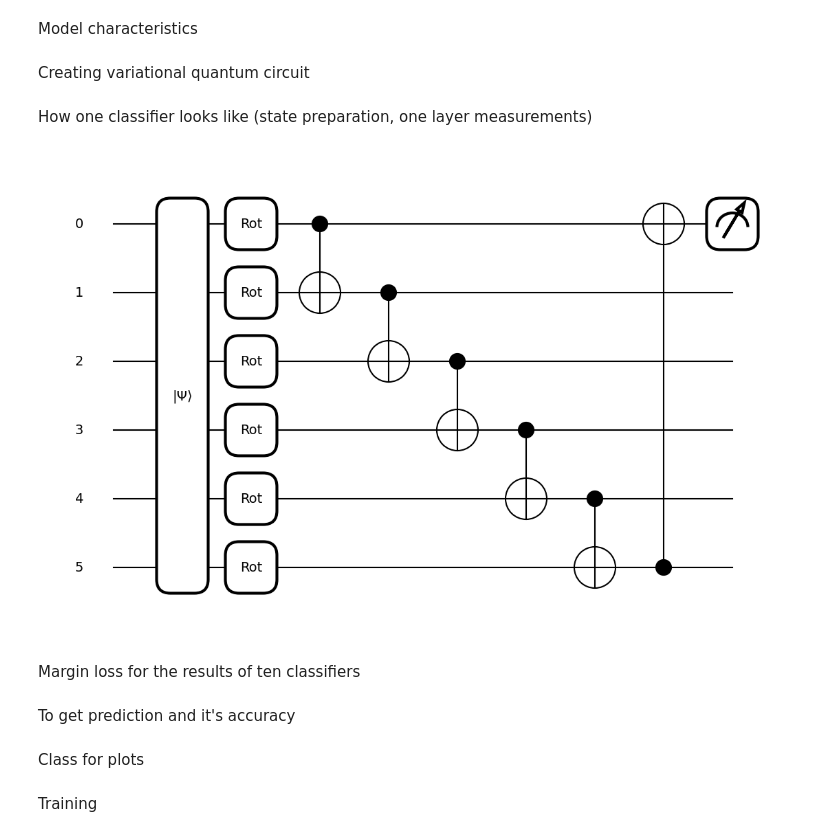
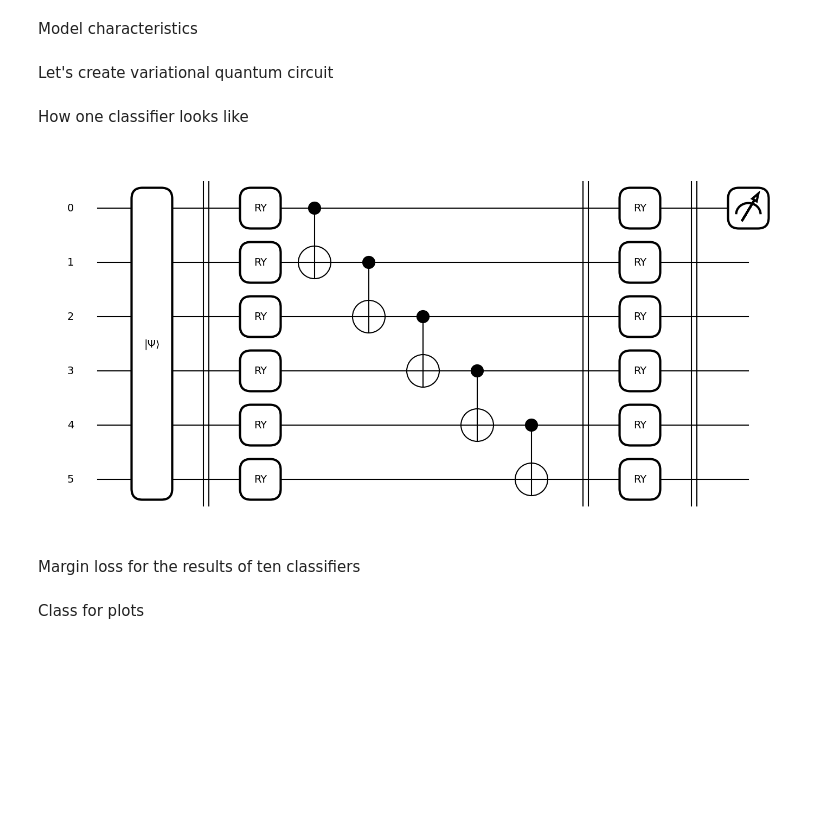
Before and after one commit to Oounce/classical-quantum-mnist, a Jupyter notebook: Quantum_Classification.ipynb, the cells around one changed output. Saved outputs shown, nothing was run; the diff lists cells and outputs as text; code cells hidden in the pictures; blank space fills up the shorter version.

Commit message:
quantum notebooks UPD

```diff
--- a/Quantum_Classification.ipynb
+++ b/Quantum_Classification.ipynb
@@ -36,7 +32,7 @@ Here are the functions, which create mesurements vectror for all patterns in Had
 # %%
 def measurement(img):
-    Mplus = torch.matmul(Hplus, img.flatten().float()).to(device)
-    Mminus = torch.matmul(Hminus, img.flatten().float()).to(device)
+    Mplus = torch.matmul(Hplus, img.flatten()).to(device)
+    Mminus = torch.matmul(Hminus, img.flatten()).to(device)
     M = (Mplus - Mminus)
 
     return M
@@ -73,18 +70,16 @@ class MesurementDataset(Dataset):
     def __len__(self):
         return len(self.measurements)
 # %%
-import torchvision
 from torch.utils.data import DataLoader
 from torchvision.datasets import MNIST
 from IPython.display import clear_output
 
-train_set = MesurementDataset(MNIST(root='./MNIST', train=True, download=True))
-test_set = MesurementDataset(MNIST(root='./MNIST', train=False, download=True))
+train_set = MeasurementsDataset(MNIST(root='./data', train=True, download=True))
+test_set = MeasurementsDataset(MNIST(root='./data', train=False, download=True))
 
 batch_size = 64
-# if you use cpu, you have to delete the num_workers
-train_loader = DataLoader(train_set, batch_size=batch_size, shuffle=True, num_workers=2)
-test_loader = DataLoader(test_set, batch_size=batch_size, shuffle=False, num_workers=2)
+train_loader = DataLoader(train_set, batch_size=batch_size, shuffle=True)
+test_loader = DataLoader(test_set, batch_size=batch_size, shuffle=False)
 
 clear_output()
 # %% [markdown]
@@ -125,20 +115,23 @@ dev = qml.device("default.qubit", wires=num_qubits)
 # %% [markdown]
-Creating variational quantum circuit
+Let's create variational quantum circuit
 # %%
-# strongly entangled layer
-def layer(W):
+def layer(W, flag=None):
     for i in range(num_qubits):
-        qml.Rot(W[i, 0], W[i, 1], W[i, 2], wires=i)
-    for j in range(num_qubits - 1):
-        qml.CNOT(wires=[j, j + 1])
-    if num_qubits >= 2:
-        qml.CNOT(wires=[num_qubits - 1, 0])
+        qml.RY(W[i], wires=i)
+    if (flag == None): # add last layer without entangling gates
+        for j in range(num_qubits - 1):
+            qml.CNOT(wires=[j, j + 1])
 # %%
 def circuit(weights, feat=None):
     qml.AmplitudeEmbedding(feat, range(num_qubits), pad_with=0.0, normalize=True)
+    qml.Barrier(list(range(num_qubits))) # for drawing
 
-    for W in weights:
-        layer(W)
+    for i, W in enumerate(weights):
+        if i < len(weights) - 1:
+            layer(W)
+        else:
+            layer(W, 'last')
+        qml.Barrier(list(range(num_qubits)))
 
     return qml.expval(qml.PauliZ(0)) # observable
 
@@ -153,19 +146,19 @@ def variational_classifier(q_circuit, params, feat):
     bias = params[1]
     return q_circuit(weights, feat=feat) + bias
 # %% [markdown]
-How one classifier looks like (state preparation, one layer measurements)
+How one classifier looks like
 # %%
 from matplotlib import pyplot as plt
 from torch.autograd import Variable
 
-angles = Variable(0.1 * torch.randn(1, 10, 3), requires_grad=True)
-feat = torch.randn(64)
-params = (angles,)
+all_weights = Variable(0.1 * torch.randn(1 + 1, num_qubits), requires_grad=True)
+all_bias = Variable(0.1 * torch.ones(1), requires_grad=True)
+params = (all_weights, all_bias)
 
-fig, ax = qml.draw_mpl(circuit)(params[0], feat)
+fig, ax = qml.draw_mpl(circuit)(params[0], params[1])
 plt.show()
 # %% [output]
-[figure, old version]
+[figure, new version]
 # %% [markdown]
 Margin loss for the results of ten classifiers
 # %%
@@ -194,8 +186,6 @@ def margin_loss(q_circuits, all_params, feature_vecs, true_labels):
         loss += li
 
     return loss / num_samples
-# %% [markdown]
-To get prediction and it's accuracy
 # %%
 def classify(q_circuits, all_params, feature_vecs):
     predicted_labels = []
@@ -258,2 +212,0 @@ class ProgressPlotter:
-# %% [markdown]
-Training
```
Also changed, not shown: parts of 18 cells of this notebook, 2 other files.
